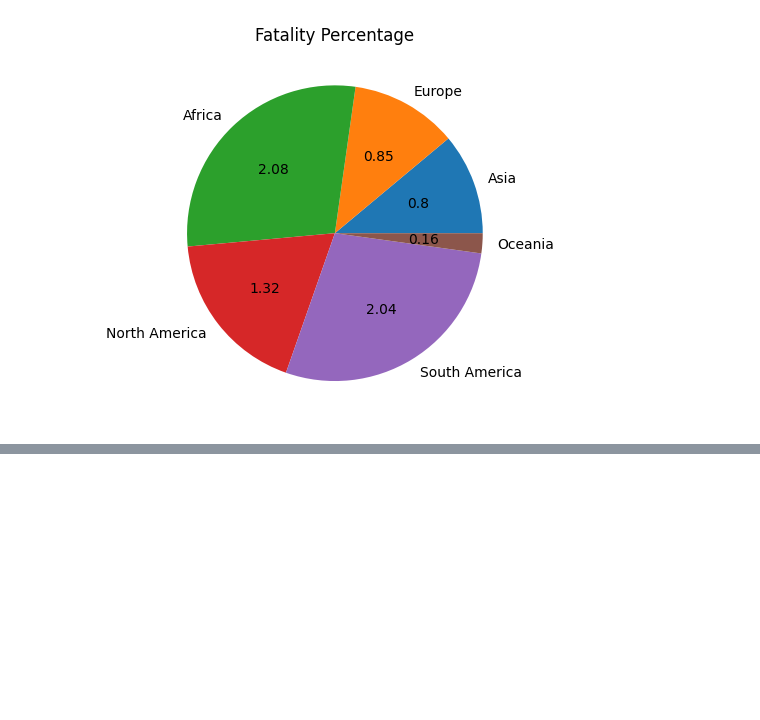
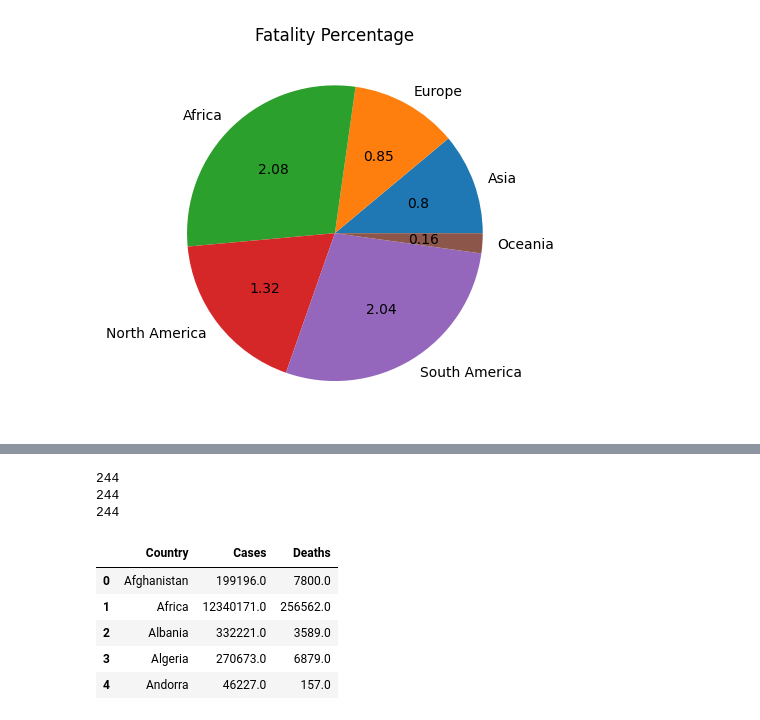
Before and after one commit to Chumardo/covid_cases_visualization, a Jupyter notebook: main.ipynb, the cells around one changed output, grey strips where cells are left out. Drawn from its saved outputs; the diff is of its cells as text; code cells hidden in the pictures; blank space fills up the shorter version.

Commit message:
death and cases by countries

```diff
--- a/main.ipynb
+++ b/main.ipynb
@@ -104,0 +125,29 @@ plt.show()
+# %%
+country_names = df['location'].unique()
+country_cases_sum = []
+country_deaths_sum = []
+for i in df['location'].unique():
+    sum = df['new_cases'][df['location'] == i].sum()
+    deaths = df['new_deaths'][df['location'] == i].sum()
+    country_cases_sum.append(sum)
+    country_deaths_sum.append(deaths)
+# %%
+print(len(country_names))
+print(len(country_cases_sum))
+print(len(country_deaths_sum))
+# %% [output]
+244
+244
+244
+# %%
+list_data_by_countries = list(zip(country_names,country_cases_sum, country_deaths_sum))
+country_data = pd.DataFrame(list_data_by_countries, columns=['Country','Cases', 'Deaths'])
+# %%
+country_data.head()
+# %% [output]
+|  | Country | Cases | Deaths |
+| 0 | Afghanistan | 199196.0 | 7800.0 |
+| 1 | Africa | 12340171.0 | 256562.0 |
+| 2 | Albania | 332221.0 | 3589.0 |
+| 3 | Algeria | 270673.0 | 6879.0 |
+| 4 | Andorra | 46227.0 | 157.0 |
```
Also changed, not shown: parts of 1 cell of this notebook.
